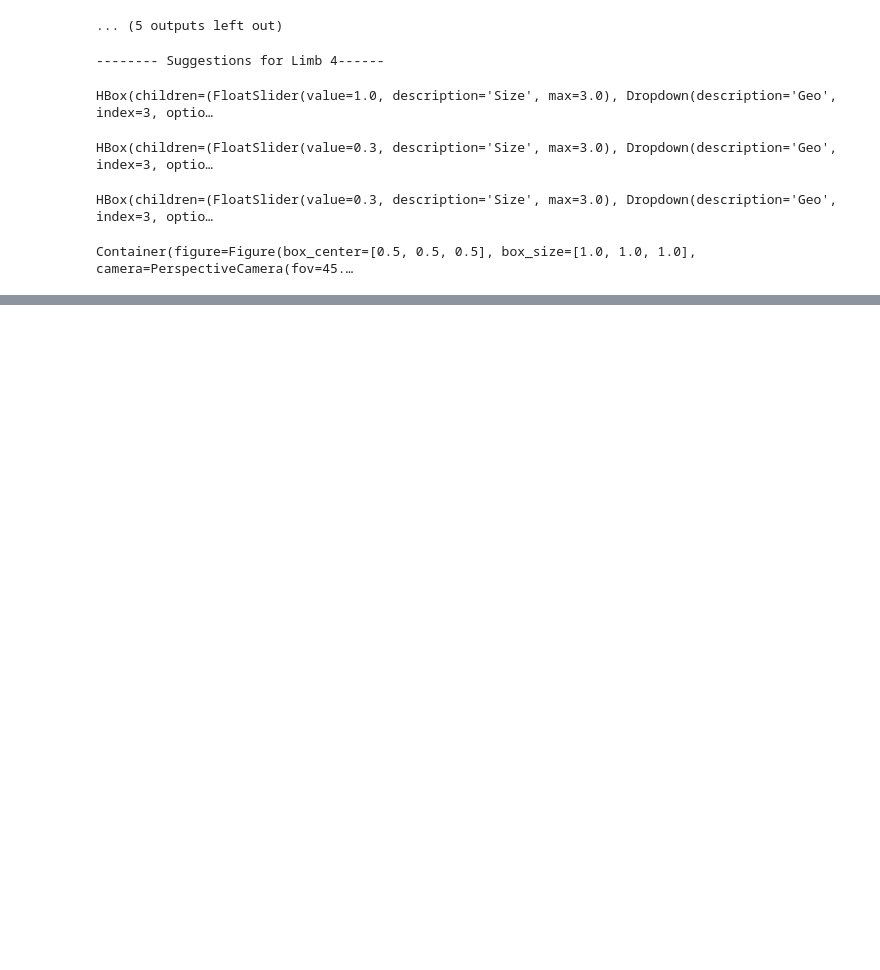
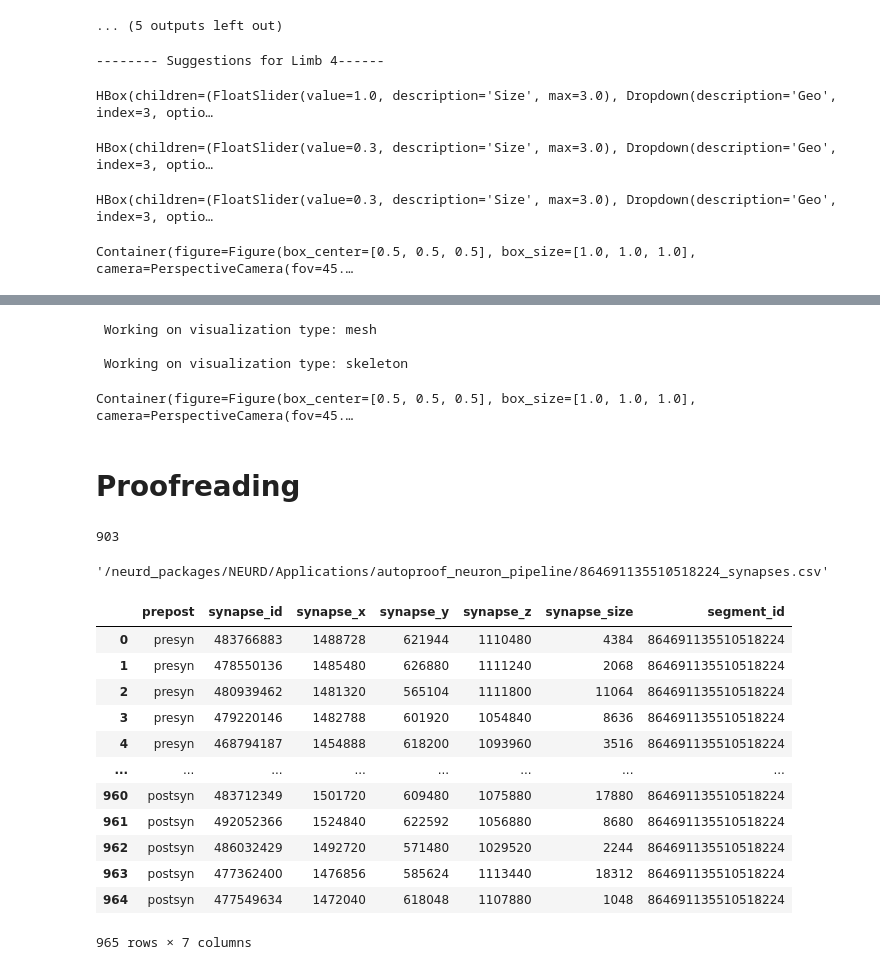
Before and after one commit to reimerlab/NEURD, a Jupyter notebook: Applications/autoproof_neuron_pipeline/neuron_pipeline_vp1_double_soma_small.ipynb, the cells around one changed output, grey strips where cells are left out. Drawn from its saved outputs; the diff is of its cells as text; code cells hidden in the pictures; blank space fills up the shorter version.

Commit message:
working pipeline through axon finding

```diff
--- a/Applications/autoproof_neuron_pipeline/neuron_pipeline_vp1_double_soma_small.ipynb
+++ b/Applications/autoproof_neuron_pipeline/neuron_pipeline_vp1_double_soma_small.ipynb
@@ -556,0 +628,6 @@ Container(figure=Figure(box_center=[0.5, 0.5, 0.5], box_size=[1.0, 1.0, 1.0], ca
+# %%
+segment_id = 12345
+verbose = True
+
+hdju = pru.data_mod
+hdju
@@ -556,0 +636,3 @@ Container(figure=Figure(box_center=[0.5, 0.5, 0.5], box_size=[1.0, 1.0, 1.0], ca
+# %%
+split_index = 0
+neuron_obj_pre_filt = neuron_list[split_index]
@@ -556,0 +776,28 @@ Container(figure=Figure(box_center=[0.5, 0.5, 0.5], box_size=[1.0, 1.0, 1.0], ca
+# %%
+# Adding the synapses to the cell
+plot_synapses = True
+
+
+neurd.set_volume_params(
+    "microns"
+)
+from neurd import synapse_utils as syu
+
+from neurd.microns_volume_utils import data_interface as hdju
+hdju.set_synapse_filepath(synapse_filepath = '/neurd_packages/NEURD/Applications/autoproof_neuron_pipeline/864691135510518224_synapses.csv')
+
+neuron_obj = syu.add_synapses_to_neuron_obj(
+    neuron_obj,
+    segment_id = segment_id,
+    #synapse_filepath = '/neurd_packages/NEURD/Applications/autoproof_neuron_pipeline/864691135510518224_synapses.csv',
+    validation = False,
+    verbose  = verbose,
+    original_mesh = mesh_dec,
+    plot_valid_error_synapses = False,
+    calculate_synapse_soma_distance = False,
+    add_valid_synapses = True,
+    add_error_synapses=False,
+)
+
+if plot_synapses:
+    syu.plot_synapses(neuron_obj)
@@ -556,0 +1039,9 @@ Container(figure=Figure(box_center=[0.5, 0.5, 0.5], box_size=[1.0, 1.0, 1.0], ca
+# %%
+nviz.plot_axon(o_neuron_unalign)
+# %% [output]
+ Working on visualization type: mesh
+
+ Working on visualization type: skeleton
+Container(figure=Figure(box_center=[0.5, 0.5, 0.5], box_size=[1.0, 1.0, 1.0], camera=PerspectiveCamera(fov=45.…
+# %% [markdown]
+# Proofreading
@@ -556,0 +1050,27 @@ Container(figure=Figure(box_center=[0.5, 0.5, 0.5], box_size=[1.0, 1.0, 1.0], ca
+# %%
+len(dict_info["postsyn"]["synapse_ids"])
+# %% [output]
+903
+# %%
+from python_tools import pandas_utils as pu
+df = syu.synapse_df_from_synapse_dict(dict_info,segment_id = segment_id)
+filepath = f"{segment_id}_synapses.csv"
+pu.df_to_csv(df,filepath)
+# %% [output]
+'/neurd_packages/NEURD/Applications/autoproof_neuron_pipeline/864691135510518224_synapses.csv'
+# %%
+df
+# %% [output]
+|  | prepost | synapse_id | synapse_x | synapse_y | synapse_z | synapse_size | segment_id |
+| 0 | presyn | 483766883 | 1488728 | 621944 | 1110480 | 4384 | 864691135510518224 |
+| 1 | presyn | 478550136 | 1485480 | 626880 | 1111240 | 2068 | 864691135510518224 |
+| 2 | presyn | 480939462 | 1481320 | 565104 | 1111800 | 11064 | 864691135510518224 |
+| 3 | presyn | 479220146 | 1482788 | 601920 | 1054840 | 8636 | 864691135510518224 |
+| 4 | presyn | 468794187 | 1454888 | 618200 | 1093960 | 3516 | 864691135510518224 |
+| ... | ... | ... | ... | ... | ... | ... | ... |
+| 960 | postsyn | 483712349 | 1501720 | 609480 | 1075880 | 17880 | 864691135510518224 |
+| 961 | postsyn | 492052366 | 1524840 | 622592 | 1056880 | 8680 | 864691135510518224 |
+| 962 | postsyn | 486032429 | 1492720 | 571480 | 1029520 | 2244 | 864691135510518224 |
+| 963 | postsyn | 477362400 | 1476856 | 585624 | 1113440 | 18312 | 864691135510518224 |
+| 964 | postsyn | 477549634 | 1472040 | 618048 | 1107880 | 1048 | 864691135510518224 |
+965 rows × 7 columns
```
Also changed, not shown: parts of 35 cells of this notebook, 18 other files.
